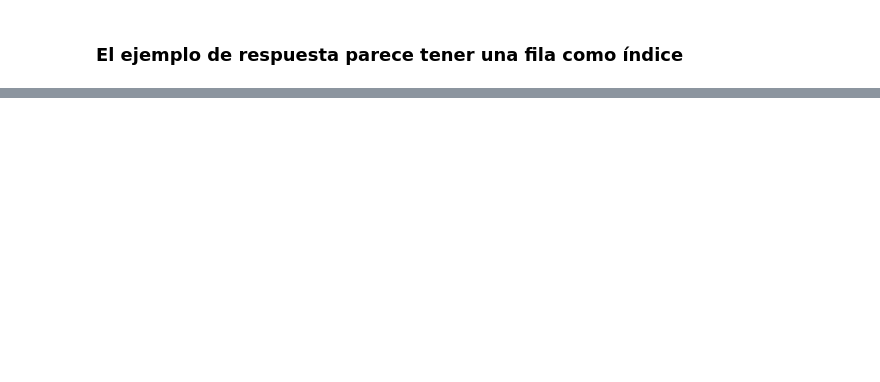
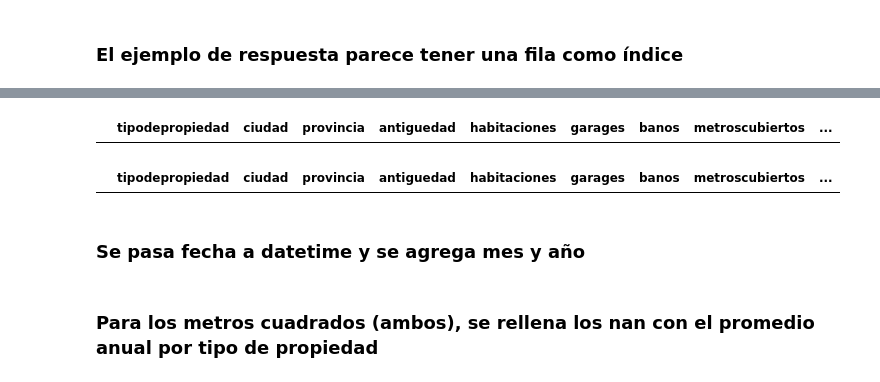
Before and after one commit to komod0/TPs-Org.Datos, a Jupyter notebook: tp2/nbEsteban.ipynb, the cells around one changed output, grey strips where cells are left out. Drawn from its saved outputs; the diff is of its cells as text; code cells hidden in the pictures; blank space fills up the shorter version.

```diff
--- a/tp2/nbEsteban.ipynb
+++ b/tp2/nbEsteban.ipynb
@@ -30,0 +52,14 @@ ejemplo
+# %%
+ def parseoNan(df):
+    df['gimnasio'] = df['gimnasio'].astype(np.uint8)
+    df['usosmultiples'] = df['usosmultiples'].astype(np.uint8)
+    df['piscina'] = df['piscina'].astype(np.uint8)
+    df['escuelascercanas'] = df['escuelascercanas'].astype(np.uint8)
+    df['centroscomercialescercanos'] = df['centroscomercialescercanos'].astype(np.uint8)
+
+    df['fecha'] = df['fecha'].astype('datetime64')
+
+parseoNan(dfinicial)
+parseoNan(dftest)
+
+dfinicial['precio'] = dfinicial['precio'].astype(np.uint32)
@@ -30,0 +74,2 @@ ejemplo
+# %%
+dfinicial = dfinicial.dropna( subset = ['provincia', 'ciudad', 'tipodepropiedad'] )
@@ -30,0 +78,4 @@ ejemplo
+# %%
+dftest.loc[ dftest['provincia'].isnull(), 'provincia'] = 'Distrito Federal'
+dftest.loc[ dftest['tipodepropiedad'].isnull(), 'tipodepropiedad'] = 'Casa'
+dftest.loc[ dftest['ciudad'].isnull(), 'ciudad'] = 'Benito Juárez'
@@ -30,0 +202,14 @@ ejemplo
+# %%
+for p in provincias:
+    dfinicial.loc[ dfinicial['provincia'] == p, 'lat'] = latitud[p]
+    dfinicial.loc[ dfinicial['provincia'] == p, 'lng'] = longitud[p]
+    dftest.loc[ dftest['provincia'] == p, 'lat'] = latitud[p]
+    dftest.loc[ dftest['provincia'] == p, 'lng'] = longitud[p]
+# %%
+dfinicial[ dfinicial['lat'] == 0 ] #NO TIENE QUE MOSTRAR NADA
+# %% [output]
+|  | tipodepropiedad | ciudad | provincia | antiguedad | habitaciones | garages | banos | metroscubiertos | ... |
+# %%
+dfinicial[ dfinicial['lng'] == 0 ] #NO TIENE QUE MOSTRAR NADA
+# %% [output]
+|  | tipodepropiedad | ciudad | provincia | antiguedad | habitaciones | garages | banos | metroscubiertos | ... |
@@ -30,0 +219,2 @@ ejemplo
+# %% [markdown]
+### Se pasa fecha a datetime y se agrega mes y año
@@ -30,0 +231,2 @@ ejemplo
+# %% [markdown]
+### Para los metros cuadrados (ambos), se rellena los nan con el promedio anual por tipo de propiedad
```
Also changed, not shown: parts of 40 cells of this notebook.
